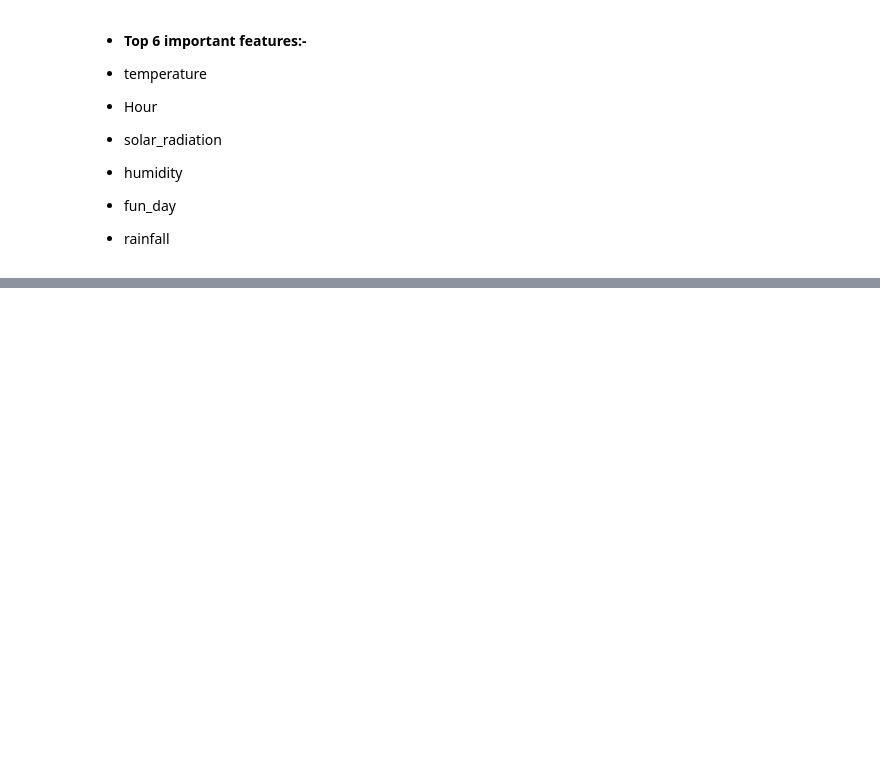
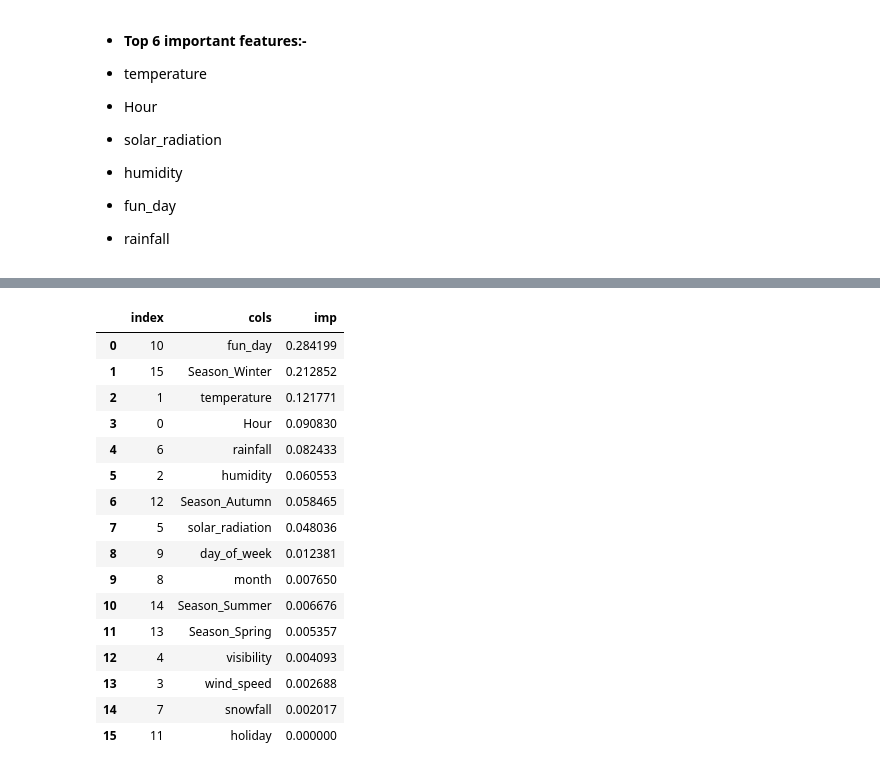
Before and after one commit to vir097/Bike-Sharing-Demand-Prediction---viral-shewale, a Jupyter notebook: Bike_Sharing_Demand_Prediction_Viral_shewale.ipynb, the cells around one changed output, grey strips where cells are left out. Cells and saved outputs as stored; diff of their text form; code cells hidden in the pictures; blank space fills up the shorter version.

```diff
--- a/Bike_Sharing_Demand_Prediction_Viral_shewale.ipynb
+++ b/Bike_Sharing_Demand_Prediction_Viral_shewale.ipynb
@@ -818,0 +824,7 @@ Text(0.5, 0, 'Relative Importance')
+# %%
+# Instantiation
+xgb_model = xg.XGBRegressor(random_state=0,objective='reg:squarederror')
+xgb_param = {'n_estimators':[500],                   # Number of trees in random forest
+             'min_samples_leaf':np.arange(25,35)}
+
+# n_estimators, larger is always better. Averaging more trees will yield a more robust ensemble by reducing overfitting.
@@ -818,0 +926,23 @@ Text(0.5, 0, 'Relative Importance')
+# %%
+# feature importance
+feature_names = X_train.columns
+xgb_feature_imp = pd.DataFrame({'cols':feature_names, 'imp':xgb_model.feature_importances_}).sort_values('imp', ascending=False).reset_index()
+xgb_feature_imp
+# %% [output]
+|  | index | cols | imp |
+| 0 | 10 | fun_day | 0.284199 |
+| 1 | 15 | Season_Winter | 0.212852 |
+| 2 | 1 | temperature | 0.121771 |
+| 3 | 0 | Hour | 0.090830 |
+| 4 | 6 | rainfall | 0.082433 |
+| 5 | 2 | humidity | 0.060553 |
+| 6 | 12 | Season_Autumn | 0.058465 |
+| 7 | 5 | solar_radiation | 0.048036 |
+| 8 | 9 | day_of_week | 0.012381 |
+| 9 | 8 | month | 0.007650 |
+| 10 | 14 | Season_Summer | 0.006676 |
+| 11 | 13 | Season_Spring | 0.005357 |
+| 12 | 4 | visibility | 0.004093 |
+| 13 | 3 | wind_speed | 0.002688 |
+| 14 | 7 | snowfall | 0.002017 |
+| 15 | 11 | holiday | 0.000000 |
```
Also changed, not shown: parts of 28 cells of this notebook.
